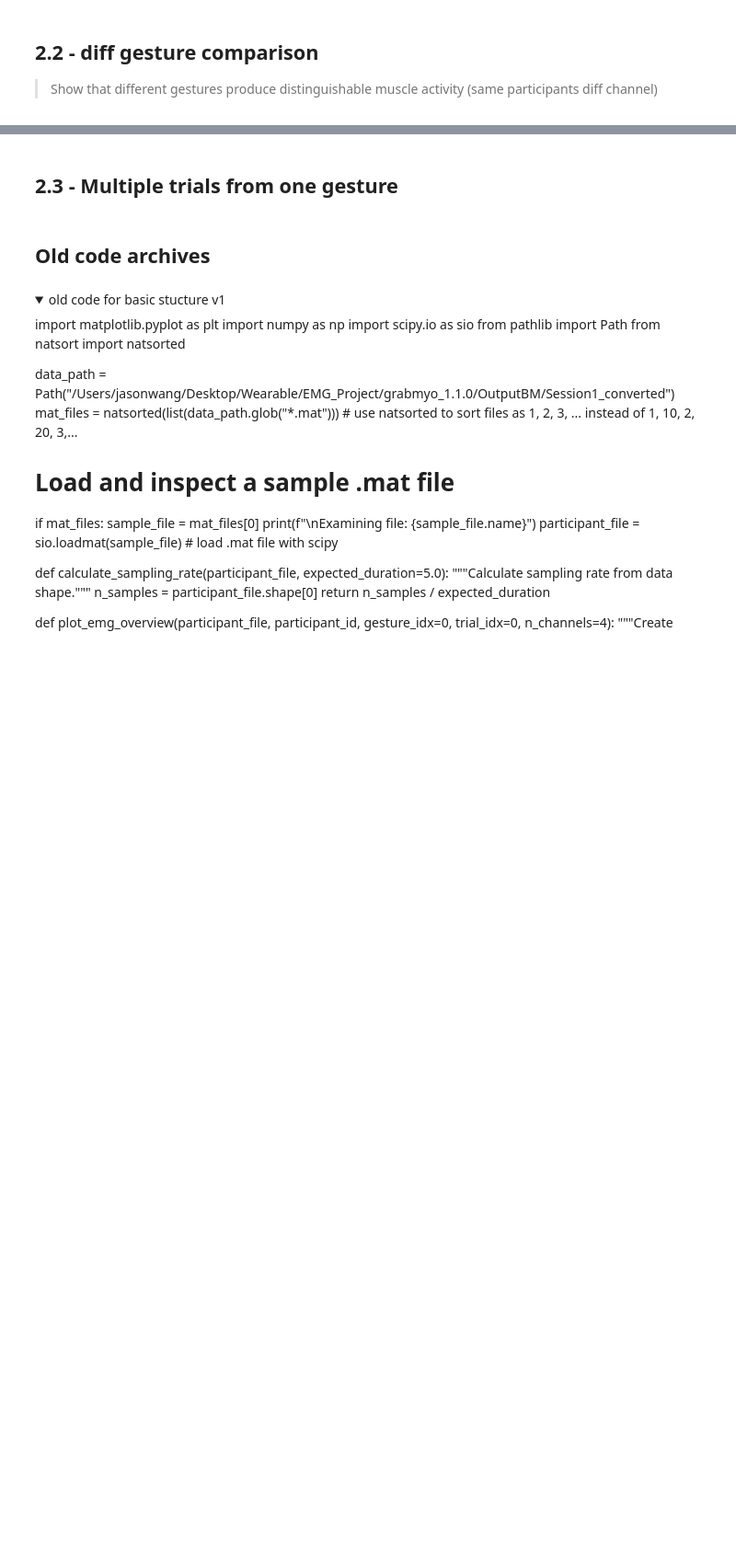
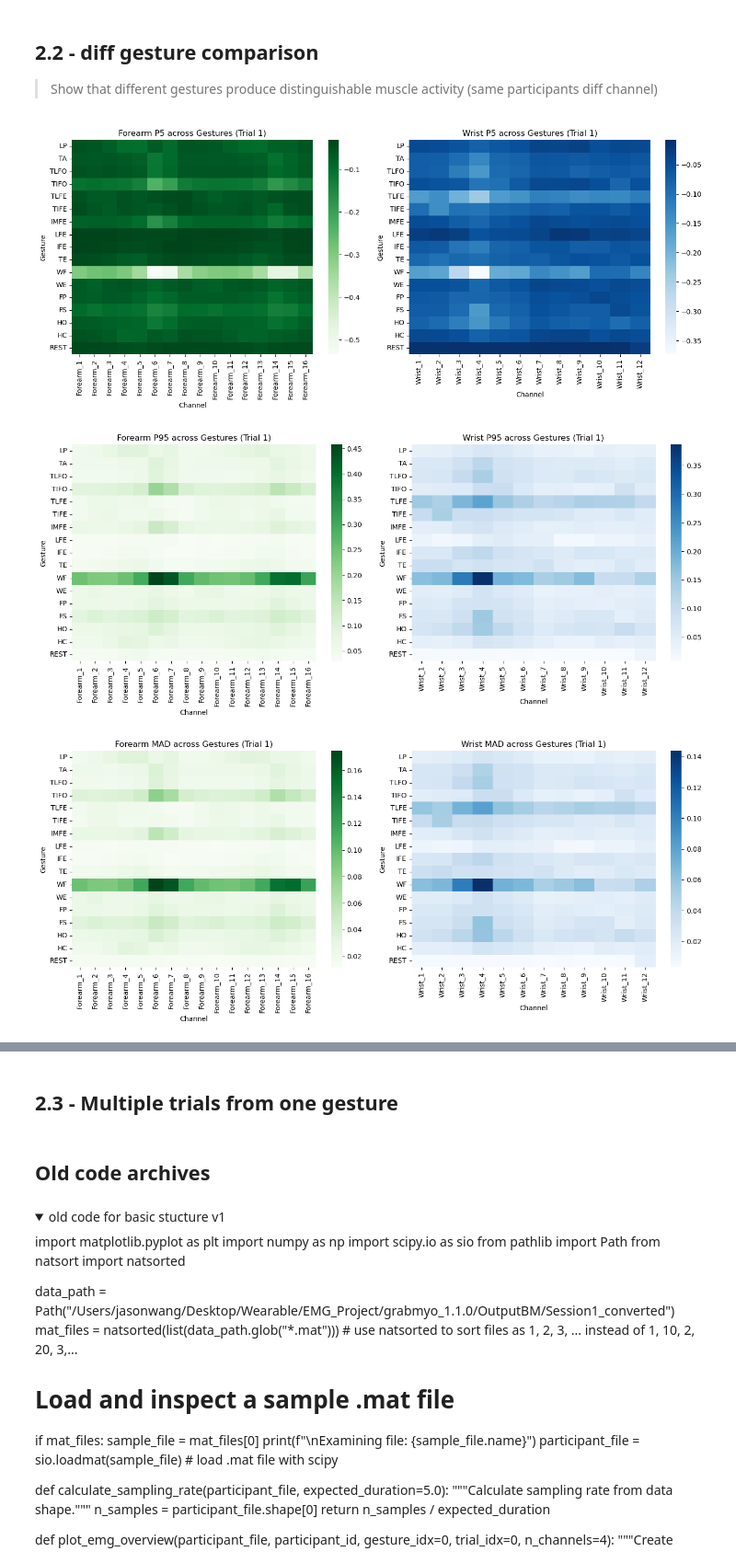
Before and after one commit to jasonwang0228/EMG_Project, a Jupyter notebook: notebooks/2_Visualization.ipynb, the cells around one changed output, grey strips where cells are left out. Shown at 92% size. Drawn from its saved outputs; the diff is of its cells as text; code cells hidden in the pictures; folded sections open; blank space fills up the shorter version.

```diff
--- a/notebooks/2_Visualization.ipynb
+++ b/notebooks/2_Visualization.ipynb
@@ -291,3 +262,70 @@ Visualizing Gesture: TLFO (gesture 2) - Trial 5
 # %% [markdown]
 ## 2.2 - diff gesture comparison
 > Show that different gestures produce distinguishable muscle activity (same participants diff channel)
+# %%
+# Heatmap of P5/P95/MAD/RMS across all channels and all gestures for a single trial
+import seaborn as sns
+import matplotlib.pyplot as plt
+import pandas as pd
+
+# Select the trial to compare (use trial_idx from previous cells)
+trial_to_compare = trial_idx  # or set to any valid trial index (0-6)
+
+# Prepare metrics for all gestures and all channels
+num_gestures = 17
+num_forearm = forearm.shape[1]
+num_wrist = wrist.shape[1]
+metrics_names = ['P5', 'P95', 'MAD', 'RMS']
+
+# Initialize storage for metrics
+forearm_metrics_all = []
+wrist_metrics_all = []
+
+for g_idx in range(num_gestures):
+    # Load data for this gesture and trial
+    forearm_g = data['DATA_FOREARM'][trial_to_compare, g_idx]
+    wrist_g = data['DATA_WRIST'][trial_to_compare, g_idx]
+
+    # Compute metrics for each channel
+    forearm_metrics_g = [calculate_signal_metrics(forearm_g[:, ch]) for ch in range(num_forearm)]
+    wrist_metrics_g = [calculate_signal_metrics(wrist_g[:, ch]) for ch in range(num_wrist)]
+
+    forearm_metrics_all.append(forearm_metrics_g)
+    wrist_metrics_all.append(wrist_metrics_g)
+
+# Convert to DataFrames for easier plotting
+def metrics_to_df(metrics_all, channel_labels, gesture_labels):
+    dfs = {}
+    for metric in metrics_names:
+        arr = np.array([[ch_metrics[metric] for ch_metrics in gesture_metrics] for gesture_metrics in metrics_all])
+        df = pd.DataFrame(arr, columns=channel_labels, index=gesture_labels)
+        dfs[metric] = df
+    return dfs
+
+forearm_labels = [f'Forearm_{i+1}' for i in range(num_forearm)]
+wrist_labels = [f'Wrist_{i+1}' for i in range(num_wrist)]
+
+forearm_dfs = metrics_to_df(forearm_metrics_all, forearm_labels, gesture_labels)
+wrist_dfs = metrics_to_df(wrist_metrics_all, wrist_labels, gesture_labels)
+
+# Plot heatmaps for each metric
+for metric in metrics_names:
+    plt.figure(figsize=(14, 6))
+    plt.subplot(1, 2, 1)
+    sns.heatmap(forearm_dfs[metric], cmap='Greens', annot=False)
+    plt.title(f'Forearm {metric} across Gestures (Trial {trial_to_compare+1})')
+    plt.xlabel('Channel')
+    plt.ylabel('Gesture')
+
+    plt.subplot(1, 2, 2)
+    sns.heatmap(wrist_dfs[metric], cmap='Blues', annot=False)
+    plt.title(f'Wrist {metric} across Gestures (Trial {trial_to_compare+1})')
+    plt.xlabel('Channel')
+    plt.ylabel('Gesture')
+
+    plt.tight_layout()
+    plt.show()
+# %% [output]
+[figure, added]
+[figure, added]
+[figure, added]
```
Also changed, not shown: parts of 3 cells of this notebook.
